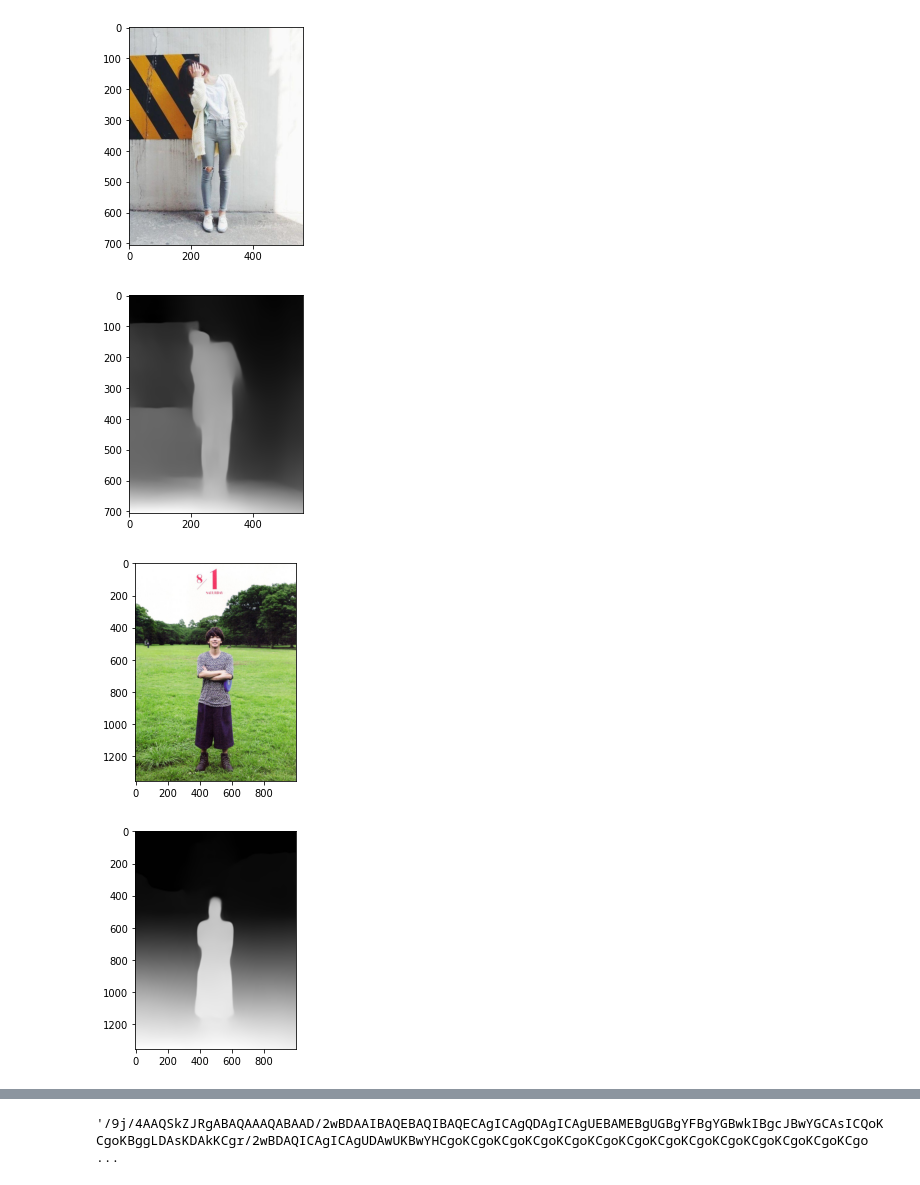
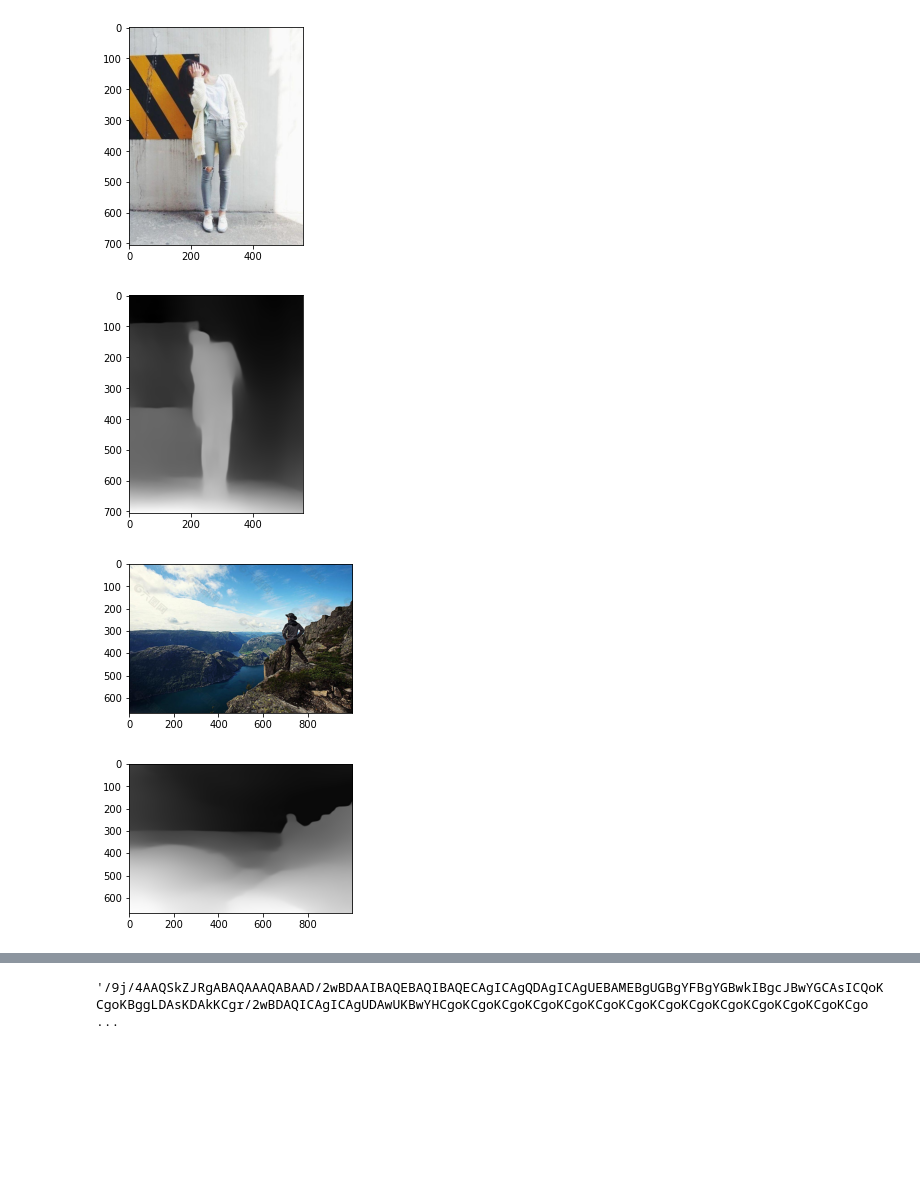
Before and after one commit to shadowcz007/AR-lab, a Jupyter notebook: server/main.ipynb, the cells around one changed output, grey strips where cells are left out. Cells and saved outputs as stored; diff of their text form; code cells hidden in the pictures; blank space fills up the shorter version.

```diff
--- a/server/main.ipynb
+++ b/server/main.ipynb
@@ -51,19 +51,19 @@ def show(_im):
     _img = _im[:,:,::-1] # 必须为 ::-1
     plt.imshow(_img)
 # %%
-for fp in ['test.jpeg','t2.jpeg']:
+for fp in ['test/test.jpeg','test/t2.jpeg']:
     im=cv2.imread(fp)
     show(im)
     img=predict([im])[0]
     img=get_depth_map(img)
     img = cv2.cvtColor(img,cv2.COLOR_GRAY2RGB)
 #     cv2.imwrite('depth_estimation.png',img)
     show(img)
 # %% [output]
 [figure]
 [figure]
-[figure, old version]
+[figure, new version]
-[figure, old version]
+[figure, new version]
 # %%
 human_seg = hub.Module(name='humanseg_server')
 import base64
```
Also changed, not shown: parts of 15 cells of this notebook, 13 other files.
